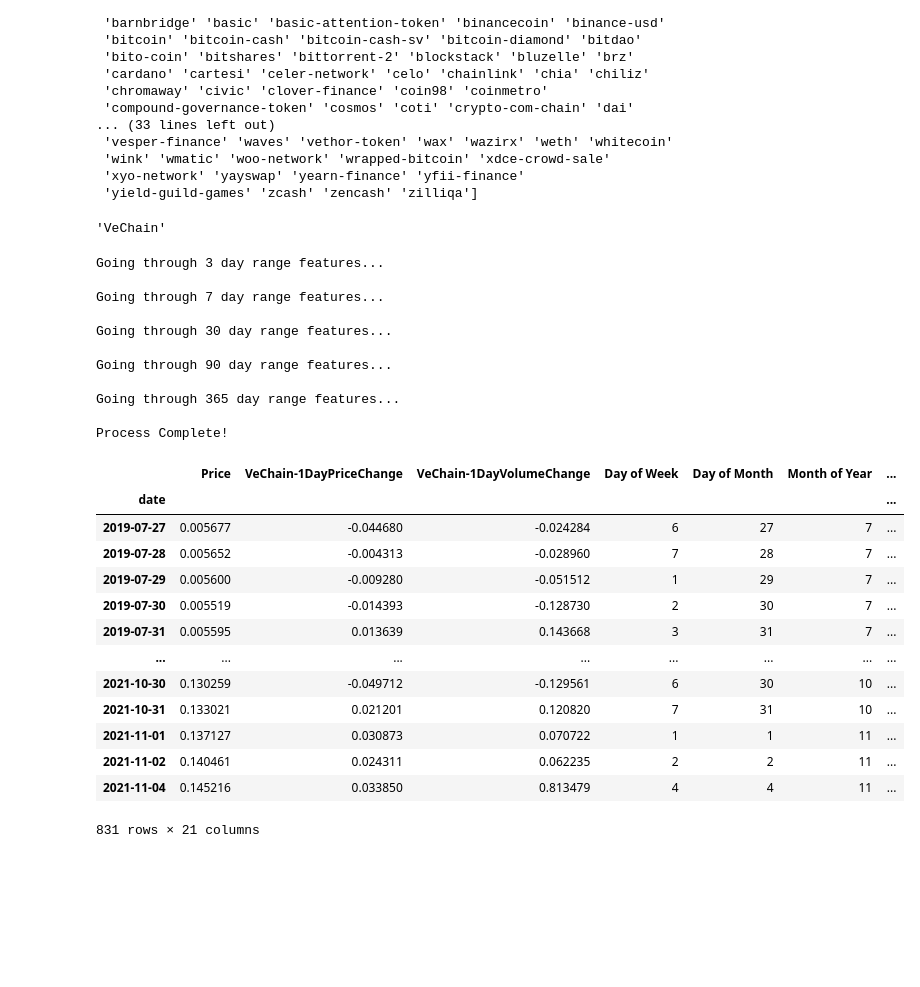
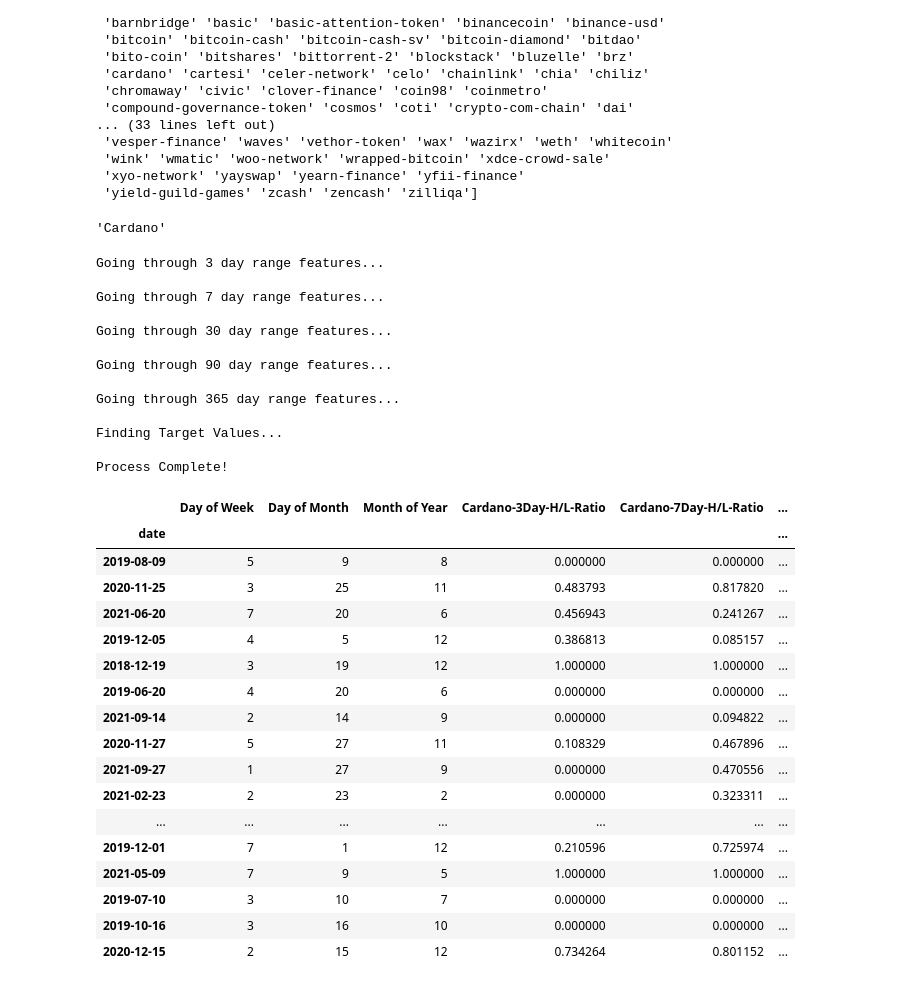
Before and after one commit to kcarter98/CryptoAnalysis, a Jupyter notebook: crypto_ml_model.ipynb, the cells around one changed output. Saved outputs shown, nothing was run; the diff lists cells and outputs as text; code cells hidden in the pictures; blank space fills up the shorter version.

Commit message:
Finished Creating features and targets

```diff
--- a/crypto_ml_model.ipynb
+++ b/crypto_ml_model.ipynb
@@ -15,4 +15,4 @@ from tensorflow.keras.models import Sequential
 from tensorflow.keras.layers import Dense, Dropout, LSTM
 # %%
 # Constants
-future_days_to_predict = 7
+future_days_to_predict = 30
@@ -19,13 +59,15 @@ future_days_to_predict = 7
 # %%
-def add_features(df):
+def prepare_table(df):
 
     # Features to have: PriceChange, VolumeChange, Supply, 3-Day H/L Ratio, 7-Day H/L Ratio, 30-Day H/L Ratio, 90-Day H/L Ratio,
     # 365-Day H/L Ratio, 30-Day Volatility, 90-Day Volatility, Days from 90-Day High, Days From 90-Day Low, Days From 365-Day High,
     # Days From 365-Day Low, 30-Day Average Volume, 365-Day Average Volume, Day of Week, Month of Year,
     # Day of Month
 
+    # Copy a new df too keep old one
     new_df = df.copy().drop(columns = ['prices', 'market_caps', 'total_volumes', 'coin_id'])
 
+    # Add basic columns
     new_df['Price'] = df['prices']
     new_df['Volume'] = df['total_volumes']
     new_df[f'{currency}-1DayPriceChange'] = df['prices'].pct_change()
@@ -33,9 +75,11 @@ def add_features(df):
 
     new_df[f'{currency}-Supply'] = [x/y for x, y in list(zip(df['market_caps'].values, df['prices']))]
 
+    # Remove nan and inf values
     new_df.replace([np.inf, -np.inf], np.nan, inplace=True)
     new_df.dropna(inplace=True)
 
+    # Set index to datetime
     new_df.index = pd.to_datetime(new_df.index)
 
     day_list = [3, 7, 30, 90, 365]
@@ -68,14 +112,16 @@ def add_features(df):
 
             temp_df = new_df[(new_df.index >= start_time) & (new_df.index <= current)]
 
+            # Gather volatilities for 30 and 90 day ranges
             if day in [30, 90]:
                 volatility = temp_df[f'{currency}-1DayPriceChange'].std()
                 volatility_list.append([current, volatility])
 
-
+            # Find min and max price indexes
             min_id = temp_df['Price'].idxmin()
             max_id = temp_df['Price'].idxmax()
 
+            # Find days from max and min for certain date ranges
             if day in [30, 90, 365]:
                 min_delta = current - min_id
                 days_from_min = min_delta.days/day
@@ -83,6 +129,7 @@ def add_features(df):
                 max_delta = current - max_id
                 days_from_max = max_delta.days/day
 
+            # Find min and max price
             min_price = new_df.loc[new_df.index == min_id, 'Price'].values[0]
 
             max_price = new_df.loc[new_df.index == max_id, 'Price'].values[0]
@@ -110,8 +157,10 @@ def add_features(df):
 
         prices_df = pd.merge(min_prices, max_prices, on='date')
 
+        # Merge Dataframes together
         new_df = new_df.merge(prices_df, on='date', how='left')
 
+        # Add H/L Ratio column
         new_df[f'{currency}-{day}Day-H/L-Ratio'] = [(y-z)/(x-z) for x, y, z in list(zip(new_df[f'{day}Day_Max_Price'].values, new_df['Price'].values, new_df[f'{day}Day_Min_Price'].values))]
 
         # Add Volatility Measures to main df
@@ -144,12 +193,14 @@ def add_features(df):
     new_df.dropna(inplace=True)
 
     # Only keep necessary columns
-    final_df = new_df[['Price', f'{currency}-1DayPriceChange', f'{currency}-1DayVolumeChange', 'Day of Week', 'Day of Month', 'Month of Year',
+    final_df = new_df[['Price', 'Day of Week', 'Day of Month', 'Month of Year',
                       f'{currency}-3Day-H/L-Ratio', f'{currency}-7Day-H/L-Ratio', f'{currency}-30Day-H/L-Ratio', f'{currency}-90Day-H/L-Ratio', f'{currency}-365Day-H/L-Ratio',
                       f'{currency}-30Day-AvgVolumeRatio', f'{currency}-365Day-AvgVolumeRatio', f'{currency}-30Day-Volatility', f'{currency}-90Day-Volatility',
                       f'{currency}-DaysFrom-30DayMax', f'{currency}-DaysFrom-90DayMax', f'{currency}-DaysFrom-365DayMax',
                       f'{currency}-DaysFrom-30DayMin', f'{currency}-DaysFrom-90DayMin', f'{currency}-DaysFrom-365DayMin']]
 
+    final_df = find_targets(final_df)
+
     print('Process Complete!')
 
     return final_df
@@ -205,7 +250,7 @@ print(currency_list)
  'yield-guild-games' 'zcash' 'zencash' 'zilliqa']
 # %%
 # Select a currency
-currency_to_predict = 'vechain'
+currency_to_predict = 'cardano'
 # %%
 # Gather Currency Names
 currency_names = pd.read_sql(f'SELECT name, coin_id FROM coins;', con=engine).set_index('coin_id')
@@ -214,11 +259,11 @@ currency_names = pd.read_sql(f'SELECT name, coin_id FROM coins;', con=engine).se
 currency = currency_names.loc[currency_to_predict,:].values[0]
 currency
 # %% [output]
-'VeChain'
+'Cardano'
 # %%
 currency_df = df[df['coin_id'] == currency_to_predict]
 
-ml_df = add_features(currency_df)
+ml_df = prepare_table(currency_df)
 # %% [output]
 Going through 3 day range features...
 
@@ -230,21 +275,27 @@ Going through 90 day range features...
 
 Going through 365 day range features...
 
+Finding Target Values...
+
 Process Complete!
 # %%
-ml_df
+ml_df.sample(20)
 # %% [output]
-|  | Price | VeChain-1DayPriceChange | VeChain-1DayVolumeChange | Day of Week | Day of Month | Month of Year | ... |
-| date |  |  |  |  |  |  | ... |
-| 2019-07-27 | 0.005677 | -0.044680 | -0.024284 | 6 | 27 | 7 | ... |
-| 2019-07-28 | 0.005652 | -0.004313 | -0.028960 | 7 | 28 | 7 | ... |
-| 2019-07-29 | 0.005600 | -0.009280 | -0.051512 | 1 | 29 | 7 | ... |
-| 2019-07-30 | 0.005519 | -0.014393 | -0.128730 | 2 | 30 | 7 | ... |
-| 2019-07-31 | 0.005595 | 0.013639 | 0.143668 | 3 | 31 | 7 | ... |
-| ... | ... | ... | ... | ... | ... | ... | ... |
-| 2021-10-30 | 0.130259 | -0.049712 | -0.129561 | 6 | 30 | 10 | ... |
-| 2021-10-31 | 0.133021 | 0.021201 | 0.120820 | 7 | 31 | 10 | ... |
-| 2021-11-01 | 0.137127 | 0.030873 | 0.070722 | 1 | 1 | 11 | ... |
-| 2021-11-02 | 0.140461 | 0.024311 | 0.062235 | 2 | 2 | 11 | ... |
-| 2021-11-04 | 0.145216 | 0.033850 | 0.813479 | 4 | 4 | 11 | ... |
+|  | Day of Week | Day of Month | Month of Year | Cardano-3Day-H/L-Ratio | Cardano-7Day-H/L-Ratio | ... |
+| date |  |  |  |  |  | ... |
+| 2019-08-09 | 5 | 9 | 8 | 0.000000 | 0.000000 | ... |
+| 2020-11-25 | 3 | 25 | 11 | 0.483793 | 0.817820 | ... |
+| 2021-06-20 | 7 | 20 | 6 | 0.456943 | 0.241267 | ... |
+| 2019-12-05 | 4 | 5 | 12 | 0.386813 | 0.085157 | ... |
+| 2018-12-19 | 3 | 19 | 12 | 1.000000 | 1.000000 | ... |
+| 2019-06-20 | 4 | 20 | 6 | 0.000000 | 0.000000 | ... |
+| 2021-09-14 | 2 | 14 | 9 | 0.000000 | 0.094822 | ... |
+| 2020-11-27 | 5 | 27 | 11 | 0.108329 | 0.467896 | ... |
+| 2021-09-27 | 1 | 27 | 9 | 0.000000 | 0.470556 | ... |
+| 2021-02-23 | 2 | 23 | 2 | 0.000000 | 0.323311 | ... |
+| ... | ... | ... | ... | ... | ... | ... |
+| 2019-12-01 | 7 | 1 | 12 | 0.210596 | 0.725974 | ... |
+| 2021-05-09 | 7 | 9 | 5 | 1.000000 | 1.000000 | ... |
+| 2019-07-10 | 3 | 10 | 7 | 0.000000 | 0.000000 | ... |
+| 2019-10-16 | 3 | 16 | 10 | 0.000000 | 0.000000 | ... |
+| 2020-12-15 | 2 | 15 | 12 | 0.734264 | 0.801152 | ... |
-831 rows × 21 columns
```
Also changed, not shown: parts of 2 cells of this notebook.
